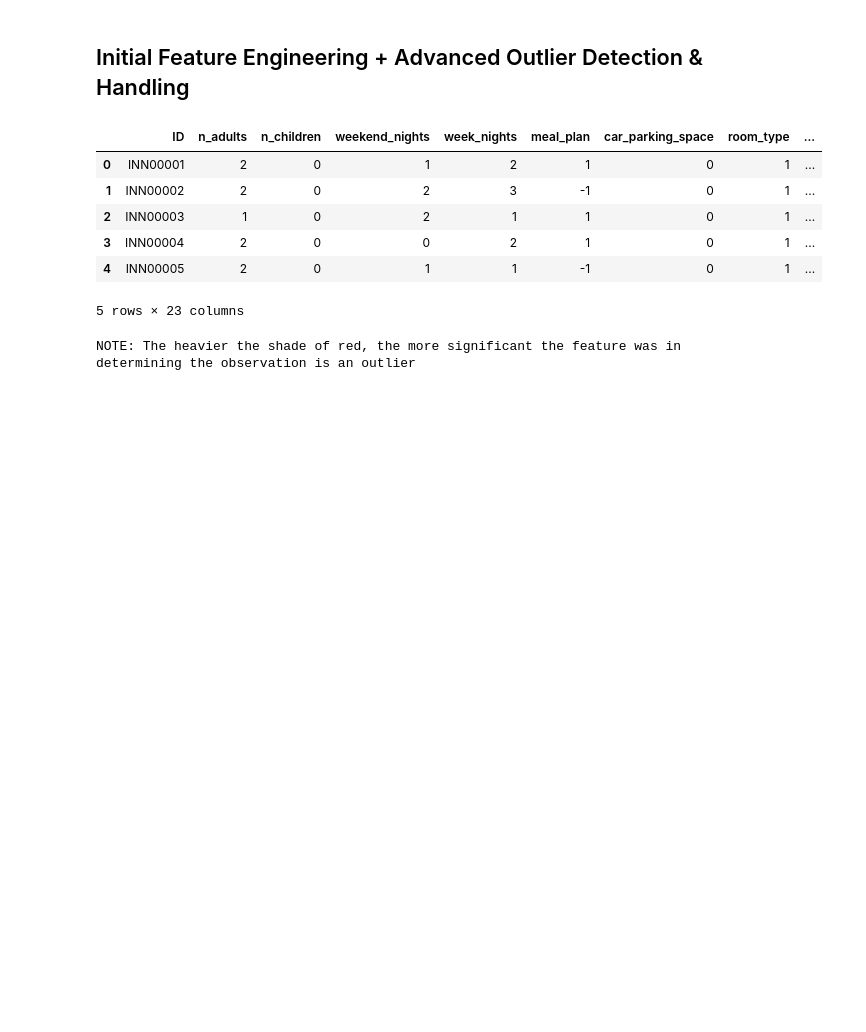
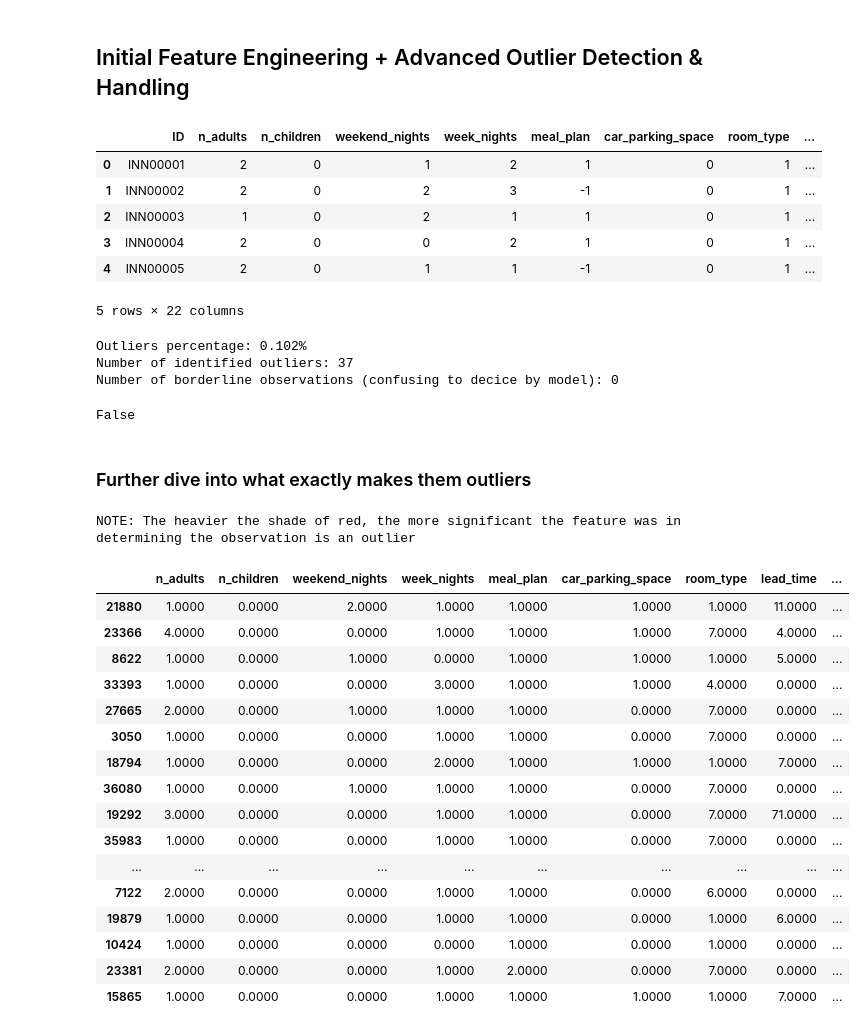
Before and after one commit to munas-git/Prophet-Demand-Forecasting-and-Price-Optimisation, a Jupyter notebook: analysis.ipynb, the cells around one changed output. Drawn from its saved outputs; the diff is of its cells as text; code cells hidden in the pictures; blank space fills up the shorter version.

```diff
--- a/analysis.ipynb
+++ b/analysis.ipynb
@@ -204,16 +217,15 @@ df['room_type'] = df['room_type'].map(room_type_mapping)
 status_le = LabelEncoder()
 df['status'] = status_le.fit_transform(df['status'])
 
-
 # one-hot encode nominal category
 ohe = OneHotEncoder(sparse_output = False, dtype = int, drop = 'first')
 market_segment_encoded = ohe.fit_transform(df[['market_segment']])
 
-feature_names = [f"market_segment_{cat}" for cat in ohe.categories_[0][1:]]  # excluding first
+feature_names = [f"market_segment_{cat}" for cat in ohe.categories_[0][1:]] # excluding first
 for i, col_name in enumerate(feature_names):
     df[col_name] = market_segment_encoded[:, i]
 
-# df = df.drop('market_segment', axis = 1)
+df = df.drop('market_segment', axis = 1)
 # %%
 df.head()
 # %% [output]
@@ -223,5 +235,5 @@ df.head()
 | 2 | INN00003 | 1 | 0 | 2 | 1 | 1 | 0 | 1 | ... |
 | 3 | INN00004 | 2 | 0 | 0 | 2 | 1 | 0 | 1 | ... |
 | 4 | INN00005 | 2 | 0 | 1 | 1 | -1 | 0 | 1 | ... |
-5 rows × 23 columns
+5 rows × 22 columns
 # %%
@@ -243,3 +257,18 @@ outliers = (
+# %%
+print(f'Outliers percentage: {round(len(df[df["iso_flag"] == -1]) / len(df) * 100, 4)}%')
+print(f'Number of identified outliers: {len(df[df["iso_flag"] == -1])}')
+print(f'Number of borderline observations (confusing to decice by model): {len(df[df["iso_score"] == 0])}')
+# %% [output]
+Outliers percentage: 0.102%
+Number of identified outliers: 37
+Number of borderline observations (confusing to decice by model): 0
+# %%
+# Quick sanity check... is the January case of 10 kids and room type 4 flagged?
+'INN06339' in outliers['ID'].values
+# %% [output]
+False
+# %% [markdown]
+### Further dive into what exactly makes them outliers
 # %%
 # In this cell, I use each tree to extract the decision path for each sample,
 # then track which features were used to isolate each outlier.
@@ -248,7 +277,7 @@ outliers = (
 # helping explain which feature combinations result in rare/anomalous observations.
 
 
-# ====================== VERY IMPORTANT REUSABLE FUNCTION FOR FUTURE PROJECTS ======================
+# ====================== VERY IMPORTANT REUSABLE FUNCTION FOR FUTURE PROJECTS (Outlier Flag Explainability) ======================
 def get_contributions(model, X, row_idx, feature_names, threshold = 0.05):
     x = X[row_idx].reshape(1, -1)
     contrib = np.zeros(X.shape[1])
@@ -257,34 +286,51 @@ def get_contributions(model, X, row_idx, feature_names, threshold = 0.05):
         node_ids = tree.decision_path(x).indices
         for depth, node_id in enumerate(node_ids, start = 1):
             feat = tree.tree_.feature[node_id]
             if feat >= 0:
-                contrib[feat] += 1 / depth # higher weight to quicker splits
+                contrib[feat] += 1 / depth # higher weight to quicker splits... inverse or smaller numbers are higher
             else:
                 break
 
     contrib /= contrib.sum()
     return pd.Series(contrib, index = feature_names, name = row_idx)
-# ====================== VERY IMPORTANT REUSABLE FUNCTION FOR FUTURE PROJECTS ======================
+# ====================== VERY IMPORTANT REUSABLE FUNCTION FOR FUTURE PROJECTS (Outlier Flag Explainability) ======================
 
 
 
 # outliers only
 outlier_idx = df[df['iso_flag'] == -1].sort_values('iso_score').index
 feature_names = X.columns
 
 contrib_df = pd.DataFrame([
     get_contributions(iso, X.values, i, feature_names)
     for i in outlier_idx], index = outlier_idx)
 
 value_df = X.loc[outlier_idx].copy()
 value_df['iso_score'] = df.loc[outlier_idx, 'iso_score']
 gmap = contrib_df.where(contrib_df > 0.05, 0.0)
 gmap["iso_score"] = 0.0
 
-styled = (value_df.style.background_gradient(cmap = 'Reds', axis = None, gmap = gmap).format("{:.2f}"))
+styled = (value_df.style.background_gradient(cmap = 'Reds', axis = None, gmap = gmap).format('{:.4f}'))
 
 
 print('NOTE: The heavier the shade of red, the more significant the feature was in determining the observation is an outlier\n')
-# display(styled) # .... This only works in notebook environments and I want ti display on GitHub as well.
+display(styled) # .... This only works in notebook environments, so I suggest viewing the Kaggle notebook.
 # %% [output]
 NOTE: The heavier the shade of red, the more significant the feature was in determining the observation is an outlier
+|  | n_adults | n_children | weekend_nights | week_nights | meal_plan | car_parking_space | room_type | lead_time | ... |
+| 21880 | 1.0000 | 0.0000 | 2.0000 | 1.0000 | 1.0000 | 1.0000 | 1.0000 | 11.0000 | ... |
+| 23366 | 4.0000 | 0.0000 | 0.0000 | 1.0000 | 1.0000 | 1.0000 | 7.0000 | 4.0000 | ... |
+| 8622 | 1.0000 | 0.0000 | 1.0000 | 0.0000 | 1.0000 | 1.0000 | 1.0000 | 5.0000 | ... |
+| 33393 | 1.0000 | 0.0000 | 0.0000 | 3.0000 | 1.0000 | 1.0000 | 4.0000 | 0.0000 | ... |
+| 27665 | 2.0000 | 0.0000 | 1.0000 | 1.0000 | 1.0000 | 0.0000 | 7.0000 | 0.0000 | ... |
+| 3050 | 1.0000 | 0.0000 | 0.0000 | 1.0000 | 1.0000 | 0.0000 | 7.0000 | 0.0000 | ... |
+| 18794 | 1.0000 | 0.0000 | 0.0000 | 2.0000 | 1.0000 | 1.0000 | 1.0000 | 7.0000 | ... |
+| 36080 | 1.0000 | 0.0000 | 1.0000 | 1.0000 | 1.0000 | 0.0000 | 7.0000 | 0.0000 | ... |
+| 19292 | 3.0000 | 0.0000 | 0.0000 | 1.0000 | 1.0000 | 0.0000 | 7.0000 | 71.0000 | ... |
+| 35983 | 1.0000 | 0.0000 | 0.0000 | 1.0000 | 1.0000 | 0.0000 | 7.0000 | 0.0000 | ... |
+| ... | ... | ... | ... | ... | ... | ... | ... | ... | ... |
+| 7122 | 2.0000 | 0.0000 | 0.0000 | 1.0000 | 1.0000 | 0.0000 | 6.0000 | 0.0000 | ... |
+| 19879 | 1.0000 | 0.0000 | 0.0000 | 1.0000 | 1.0000 | 0.0000 | 1.0000 | 6.0000 | ... |
+| 10424 | 1.0000 | 0.0000 | 0.0000 | 0.0000 | 1.0000 | 0.0000 | 1.0000 | 0.0000 | ... |
+| 23381 | 2.0000 | 0.0000 | 0.0000 | 1.0000 | 2.0000 | 0.0000 | 7.0000 | 0.0000 | ... |
+| 15865 | 1.0000 | 0.0000 | 0.0000 | 1.0000 | 1.0000 | 1.0000 | 1.0000 | 7.0000 | ... |
```
Also changed, not shown: parts of 19 cells of this notebook.
